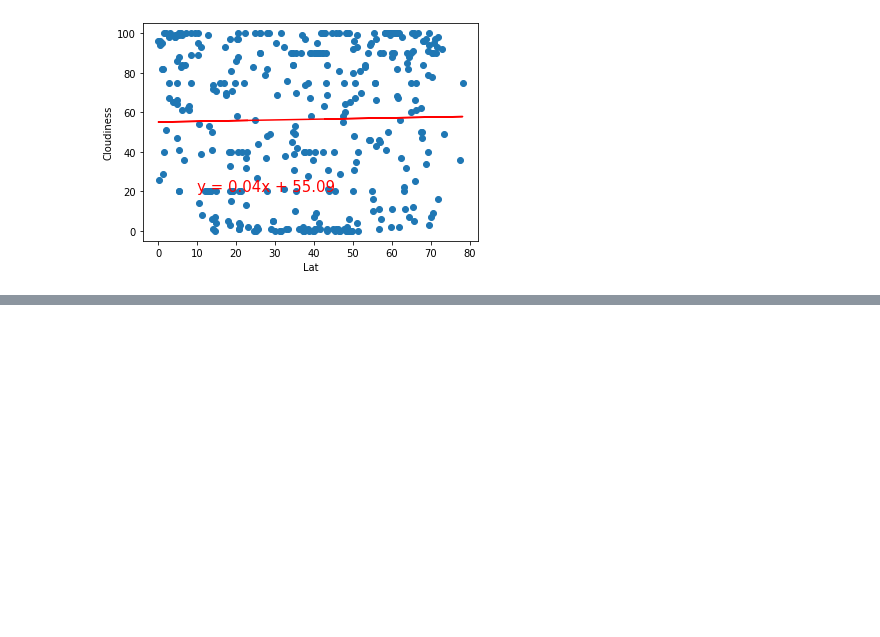
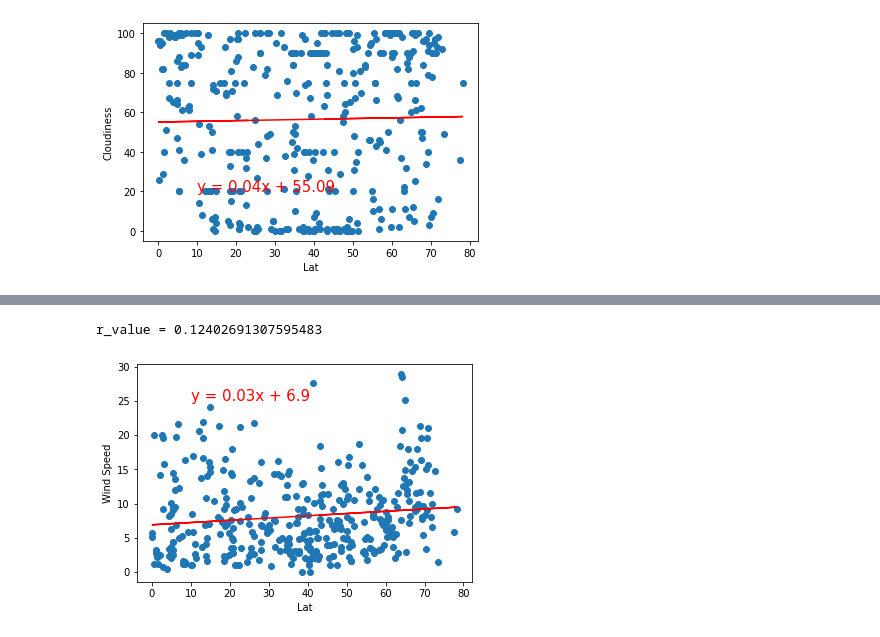
Before and after one commit to cadejackson/World_Weather_Analysis, a Jupyter notebook: WeatherPy.ipynb, the cells around one changed output, grey strips where cells are left out. Drawn from its saved outputs; the diff is of its cells as text; code cells hidden in the pictures; blank space fills up the shorter version.

```diff
--- a/WeatherPy.ipynb
+++ b/WeatherPy.ipynb
@@ -510,0 +511,11 @@ r_value = 0.164754074946225
+# %%
+# Linear regression on the Northern Hemisphere
+x_values = northern_hemi_df["Lat"]
+y_values = northern_hemi_df["Wind Speed"]
+# Call the function.
+plot_linear_regression(x_values, y_values,
+                       'Linear Regression on the Northern Hemisphere \
+                        for Wind Speed', 'Wind Speed',(10,25))
+# %% [output]
+r_value = 0.12402691307595483
+[figure, added]
```
Also changed, not shown: parts of 2 cells of this notebook.
